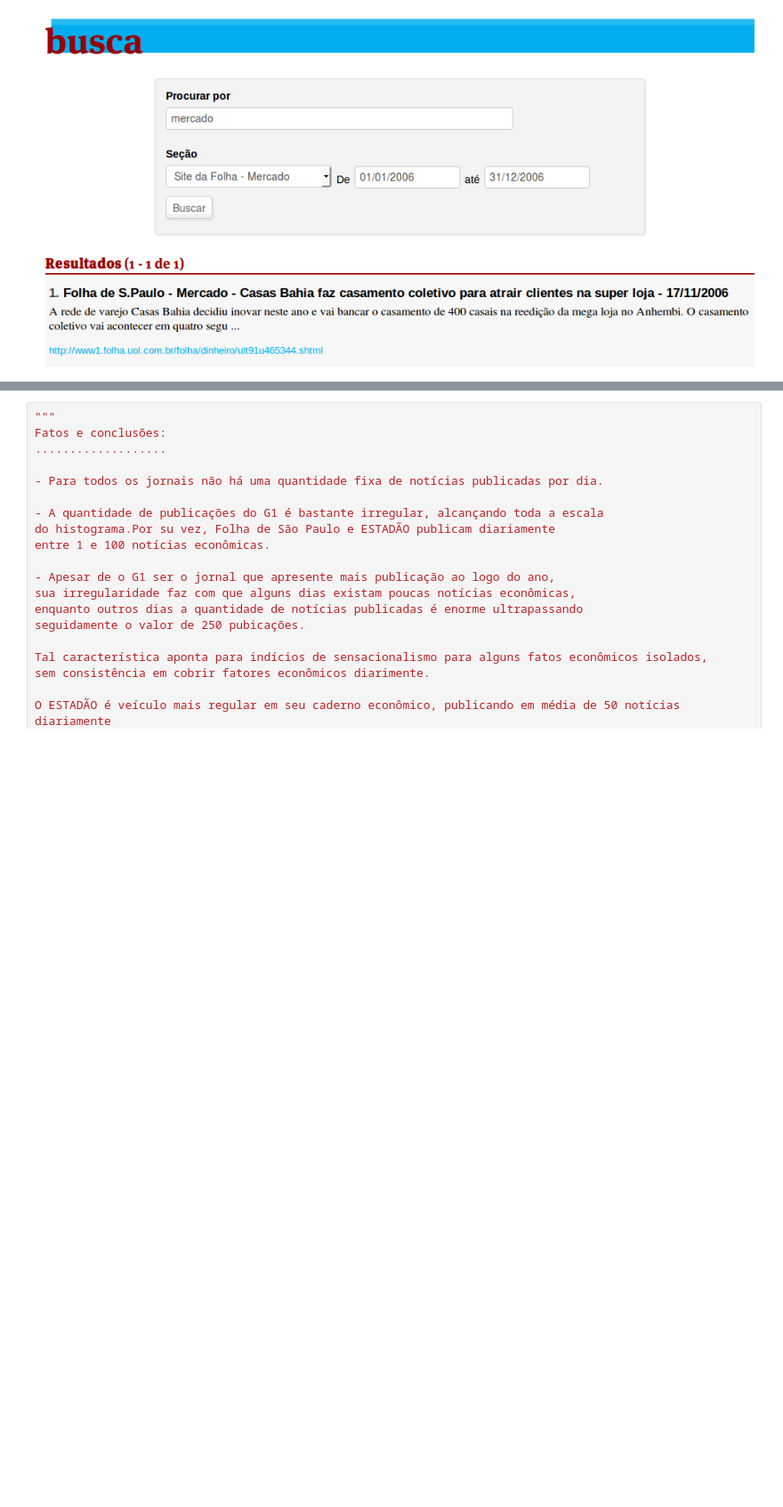
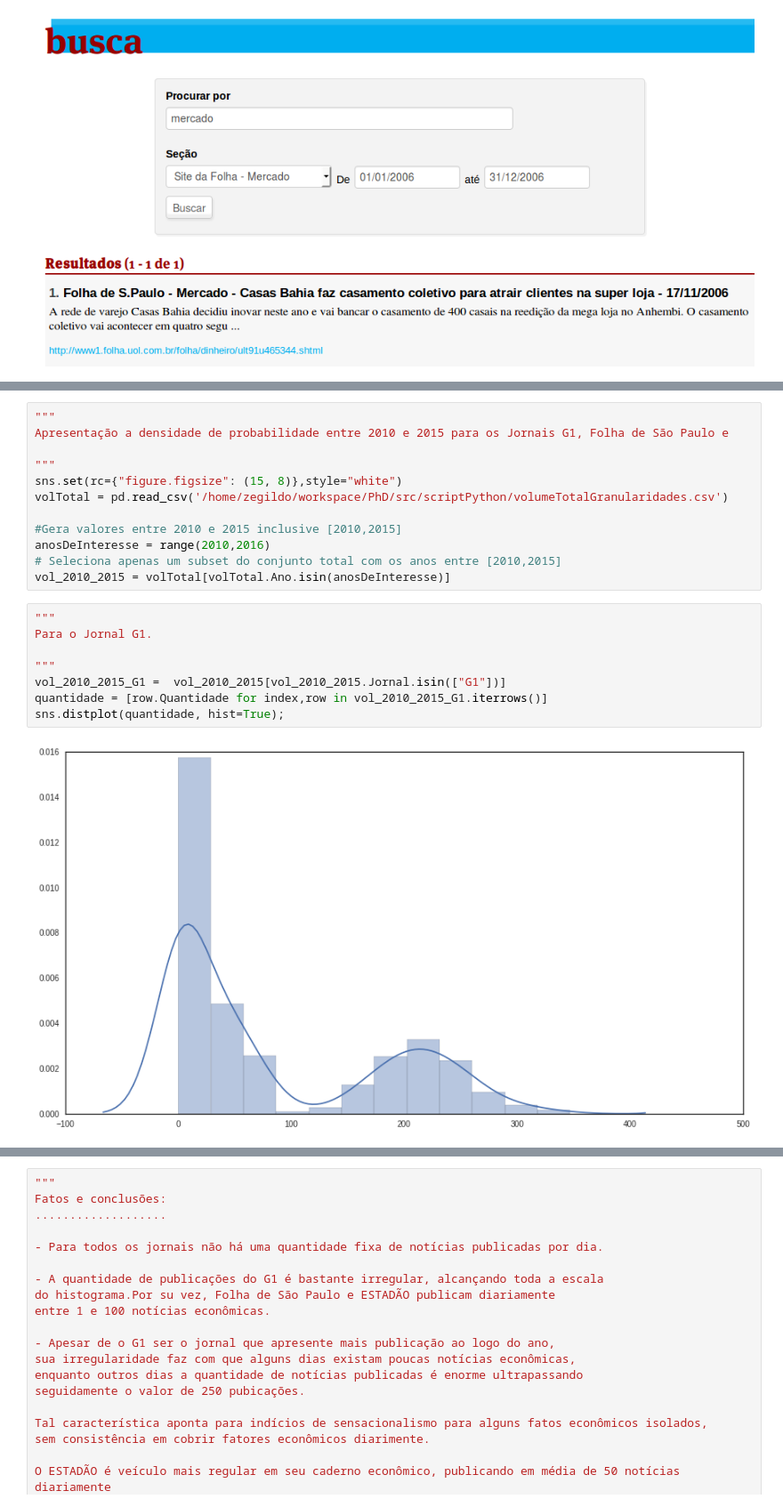
Before and after one commit to zegildo/PhD, a Jupyter notebook: src/scriptPython/TestingSeaborn.ipynb, the cells around one changed output, grey strips where cells are left out. Shown at 89% size. Drawn from its saved outputs; the diff is of its cells as text; blank space fills up the shorter version.

Commit message:
finalizacao da analise de quantidades

```diff
--- a/src/scriptPython/TestingSeaborn.ipynb
+++ b/src/scriptPython/TestingSeaborn.ipynb
@@ -130,0 +153,22 @@ g.set_ylabels("Volume de Noticipas Publicadas por Ano")
+# %%
+"""
+Apresentação a densidade de probabilidade entre 2010 e 2015 para os Jornais G1, Folha de São Paulo e
+
+"""
+sns.set(rc={"figure.figsize": (15, 8)},style="white")
+volTotal = pd.read_csv('/home/zegildo/workspace/PhD/src/scriptPython/volumeTotalGranularidades.csv')
+
+#Gera valores entre 2010 e 2015 inclusive [2010,2015]
+anosDeInteresse = range(2010,2016)
+# Seleciona apenas um subset do conjunto total com os anos entre [2010,2015]
+vol_2010_2015 = volTotal[volTotal.Ano.isin(anosDeInteresse)]
+# %%
+"""
+Para o Jornal G1.
+
+"""
+vol_2010_2015_G1 =  vol_2010_2015[vol_2010_2015.Jornal.isin(["G1"])]
+quantidade = [row.Quantidade for index,row in vol_2010_2015_G1.iterrows()]
+sns.distplot(quantidade, hist=True);
+# %% [output]
+[figure, added]
```
Also changed, not shown: parts of 39 cells of this notebook, 1 other file.
